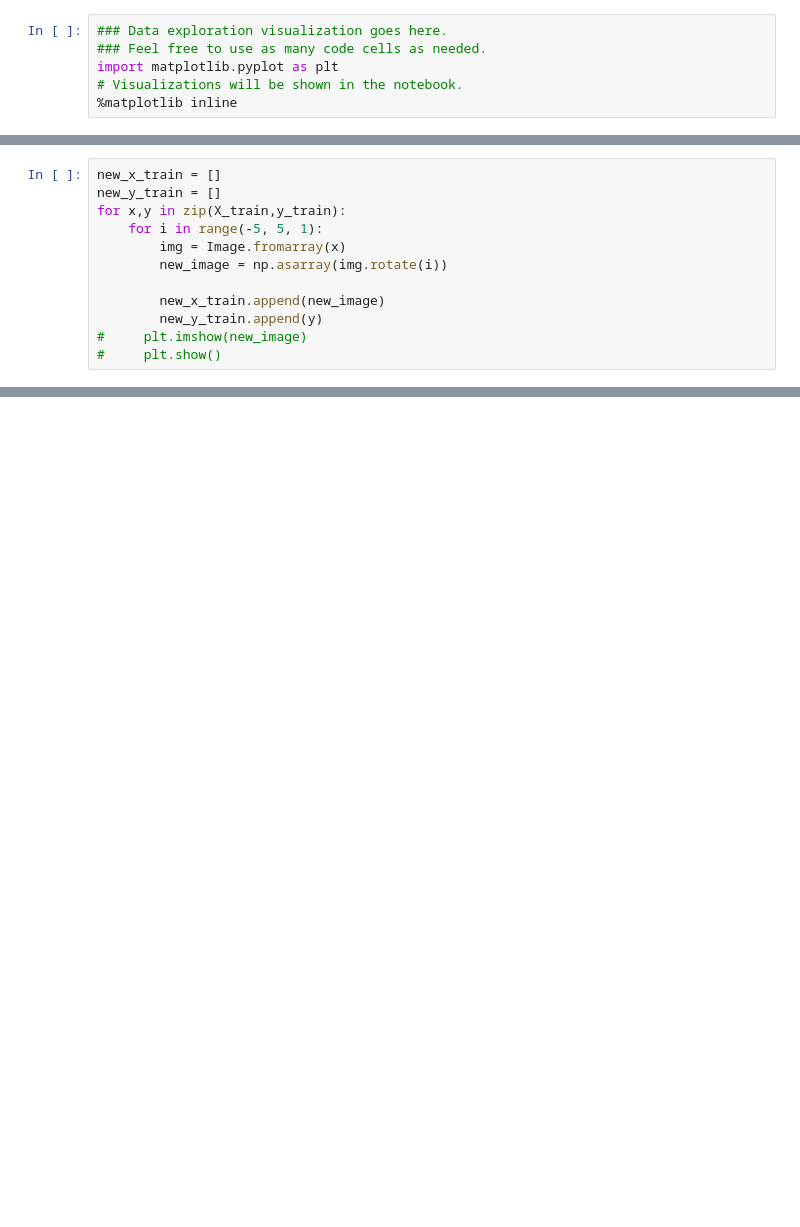
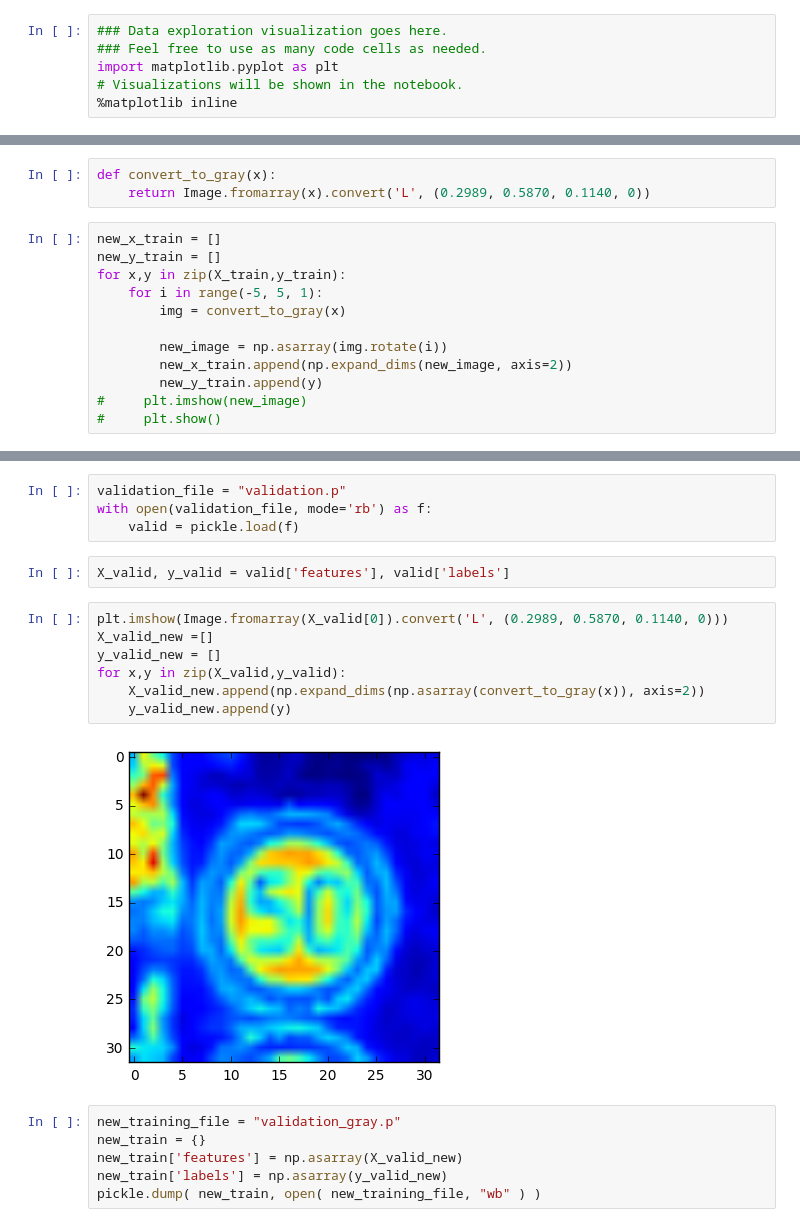
Before and after one commit to girishsk/CarND-Traffic-Sign-Classifier-Project, a Jupyter notebook: imageRotation.ipynb, the cells around one changed output, grey strips where cells are left out. Saved outputs shown, nothing was run; the diff lists cells and outputs as text; blank space fills up the shorter version.

Commit message:
Gray scaling

```diff
--- a/imageRotation.ipynb
+++ b/imageRotation.ipynb
@@ -27,12 +28,15 @@ plt.imshow(X_train[0])
+# %%
+def convert_to_gray(x):
+    return Image.fromarray(x).convert('L', (0.2989, 0.5870, 0.1140, 0))
 # %%
 new_x_train = []
 new_y_train = []
 for x,y in zip(X_train,y_train):
     for i in range(-5, 5, 1):
-        img = Image.fromarray(x)
+        img = convert_to_gray(x)
+
         new_image = np.asarray(img.rotate(i))
-
-        new_x_train.append(new_image)
+        new_x_train.append(np.expand_dims(new_image, axis=2))
         new_y_train.append(y)
 #     plt.imshow(new_image)
 #     plt.show()
@@ -48,0 +53,21 @@ np.shape(x)
+# %%
+validation_file = "validation.p"
+with open(validation_file, mode='rb') as f:
+    valid = pickle.load(f)
+# %%
+X_valid, y_valid = valid['features'], valid['labels']
+# %%
+plt.imshow(Image.fromarray(X_valid[0]).convert('L', (0.2989, 0.5870, 0.1140, 0)))
+X_valid_new =[]
+y_valid_new = []
+for x,y in zip(X_valid,y_valid):
+    X_valid_new.append(np.expand_dims(np.asarray(convert_to_gray(x)), axis=2))
+    y_valid_new.append(y)
+# %% [output]
+[figure, added]
+# %%
+new_training_file = "validation_gray.p"
+new_train = {}
+new_train['features'] = np.asarray(X_valid_new)
+new_train['labels'] = np.asarray(y_valid_new)
+pickle.dump( new_train, open( new_training_file, "wb" ) )
```
Also changed, not shown: parts of 4 cells of this notebook.
